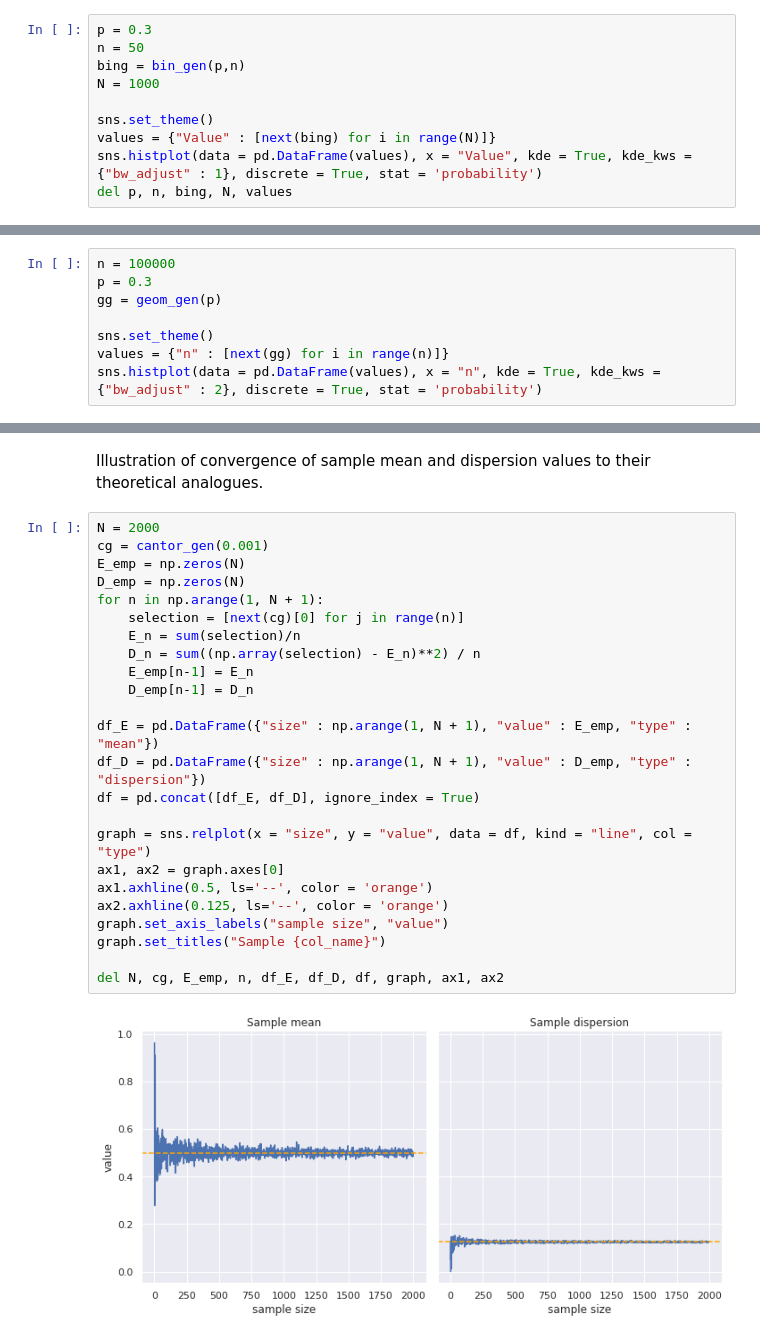
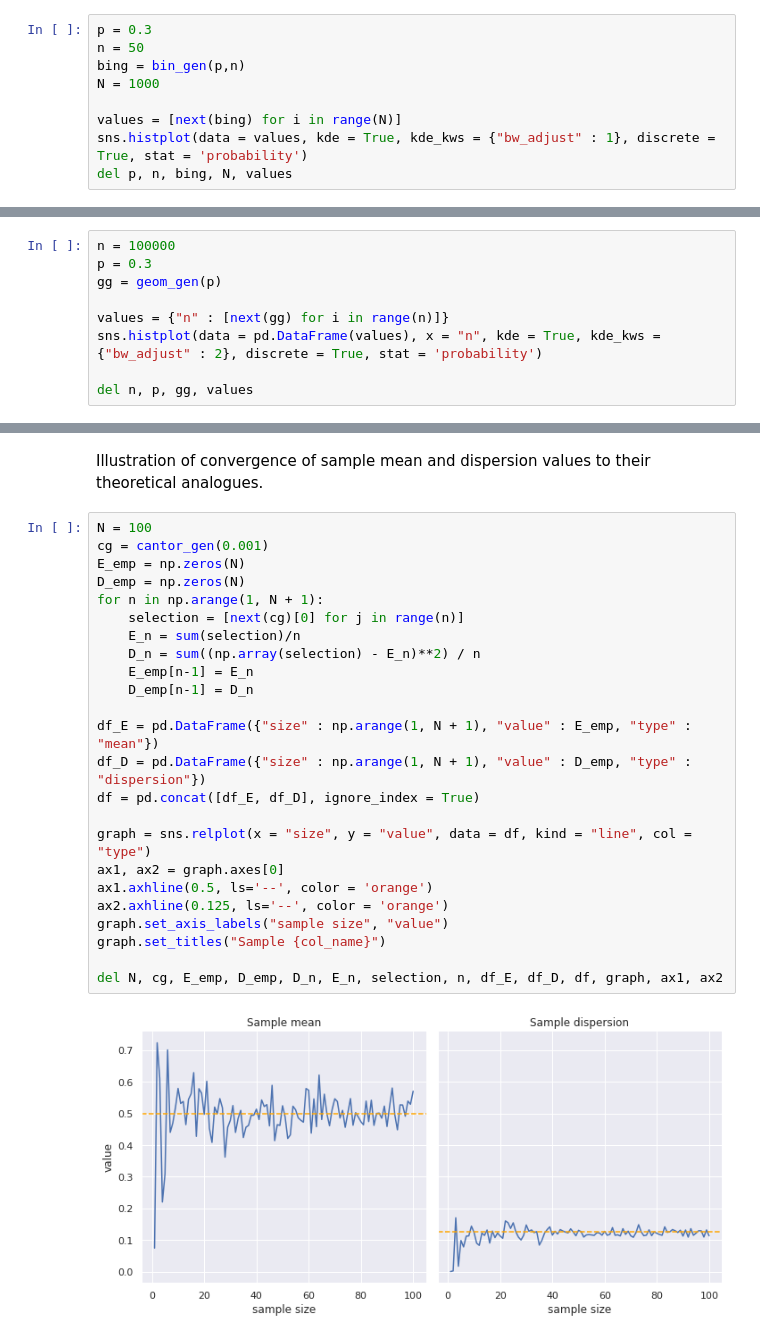
Before and after one commit to Evgurov/stochasic_prac, a Jupyter notebook: main.ipynb, the cells around one changed output, grey strips where cells are left out. Drawn from its saved outputs; the diff is of its cells as text.

```diff
--- a/main.ipynb
+++ b/main.ipynb
@@ -37,8 +37,7 @@ n = 50
 bing = bin_gen(p,n)
 N = 1000
 
-sns.set_theme()
-values = {"Value" : [next(bing) for i in range(N)]}
-sns.histplot(data = pd.DataFrame(values), x = "Value", kde = True, kde_kws = {"bw_adjust" : 1}, discrete = True, stat = 'probability')
+values = [next(bing) for i in range(N)]
+sns.histplot(data = values, kde = True, kde_kws = {"bw_adjust" : 1}, discrete = True, stat = 'probability')
 del p, n, bing, N, values
 # %% [output]
@@ -62,7 +61,8 @@ n = 100000
 p = 0.3
 gg = geom_gen(p)
 
-sns.set_theme()
 values = {"n" : [next(gg) for i in range(n)]}
 sns.histplot(data = pd.DataFrame(values), x = "n", kde = True, kde_kws = {"bw_adjust" : 2}, discrete = True, stat = 'probability')
+
+del n, p, gg, values
 # %% [output]
@@ -265,28 +271,28 @@ uniformity: True
 # %% [markdown]
 Illustration of convergence of sample mean and dispersion values to their theoretical analogues.
 # %%
-N = 2000
+N = 100
 cg = cantor_gen(0.001)
 E_emp = np.zeros(N)
 D_emp = np.zeros(N)
 for n in np.arange(1, N + 1):
     selection = [next(cg)[0] for j in range(n)]
     E_n = sum(selection)/n
     D_n = sum((np.array(selection) - E_n)**2) / n
     E_emp[n-1] = E_n
     D_emp[n-1] = D_n
 
 df_E = pd.DataFrame({"size" : np.arange(1, N + 1), "value" : E_emp, "type" : "mean"})
 df_D = pd.DataFrame({"size" : np.arange(1, N + 1), "value" : D_emp, "type" : "dispersion"})
 df = pd.concat([df_E, df_D], ignore_index = True)
 
 graph = sns.relplot(x = "size", y = "value", data = df, kind = "line", col = "type")
 ax1, ax2 = graph.axes[0]
 ax1.axhline(0.5, ls='--', color = 'orange')
 ax2.axhline(0.125, ls='--', color = 'orange')
 graph.set_axis_labels("sample size", "value")
 graph.set_titles("Sample {col_name}")
 
-del N, cg, E_emp, n, df_E, df_D, df, graph, ax1, ax2
+del N, cg, E_emp, D_emp, D_n, E_n, selection, n, df_E, df_D, df, graph, ax1, ax2
 # %% [output]
-[figure, old version]
+[figure, new version]
```
Also changed, not shown: parts of 35 cells of this notebook.
